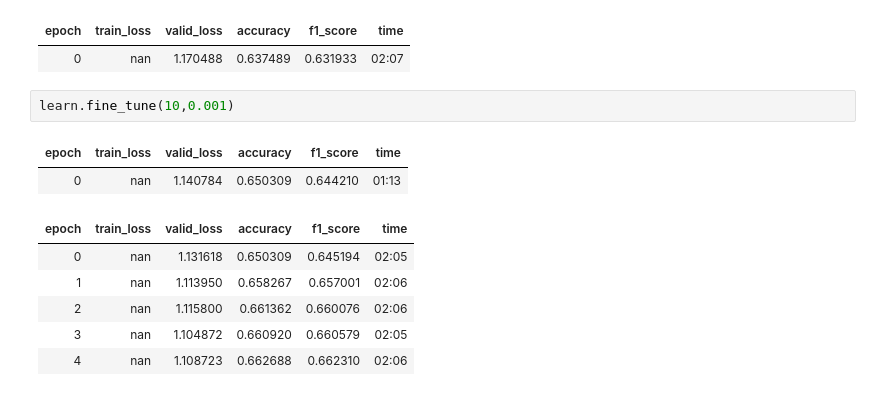
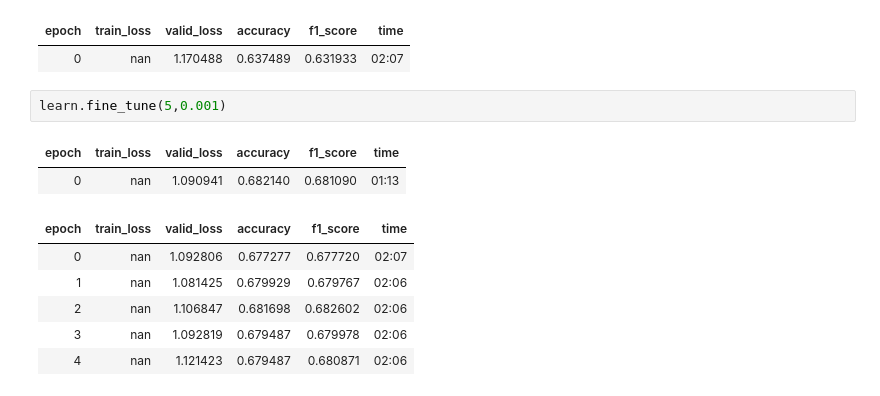
Before and after one commit to sayanbanerjee32/NLP-with-fastai2.0, a Jupyter notebook: fastai_on_20newsgroup.ipynb, the cells around one changed output. Drawn from its saved outputs; the diff is of its cells as text.

```diff
--- a/fastai_on_20newsgroup.ipynb
+++ b/fastai_on_20newsgroup.ipynb
@@ -79,13 +79,13 @@ learn.fit_one_cycle(1, 0.001) # min / 10
 | epoch | train_loss | valid_loss | accuracy | f1_score | time |
 | 0 | nan | 1.170488 | 0.637489 | 0.631933 | 02:07 |
 # %%
-learn.fine_tune(10,0.001)
+learn.fine_tune(5,0.001)
 # %% [output]
 | epoch | train_loss | valid_loss | accuracy | f1_score | time |
-| 0 | nan | 1.140784 | 0.650309 | 0.644210 | 01:13 |
+| 0 | nan | 1.090941 | 0.682140 | 0.681090 | 01:13 |
 | epoch | train_loss | valid_loss | accuracy | f1_score | time |
-| 0 | nan | 1.131618 | 0.650309 | 0.645194 | 02:05 |
-| 1 | nan | 1.113950 | 0.658267 | 0.657001 | 02:06 |
-| 2 | nan | 1.115800 | 0.661362 | 0.660076 | 02:06 |
-| 3 | nan | 1.104872 | 0.660920 | 0.660579 | 02:05 |
-| 4 | nan | 1.108723 | 0.662688 | 0.662310 | 02:06 |
+| 0 | nan | 1.092806 | 0.677277 | 0.677720 | 02:07 |
+| 1 | nan | 1.081425 | 0.679929 | 0.679767 | 02:06 |
+| 2 | nan | 1.106847 | 0.681698 | 0.682602 | 02:06 |
+| 3 | nan | 1.092819 | 0.679487 | 0.679978 | 02:06 |
+| 4 | nan | 1.121423 | 0.679487 | 0.680871 | 02:06 |
```
Also changed, not shown: parts of 2 cells of this notebook.
